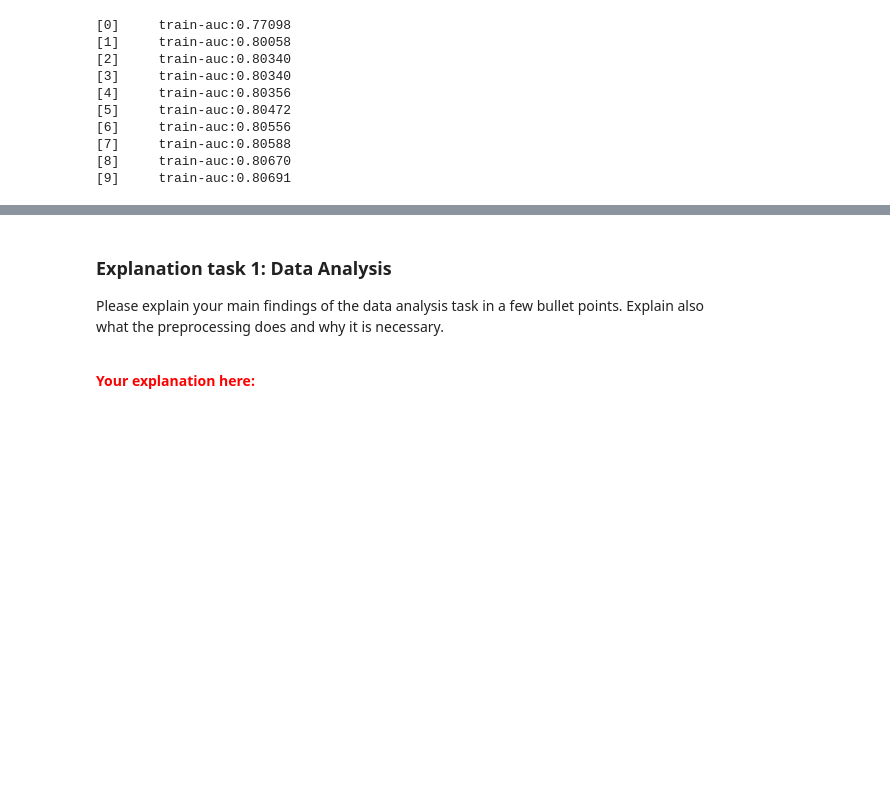
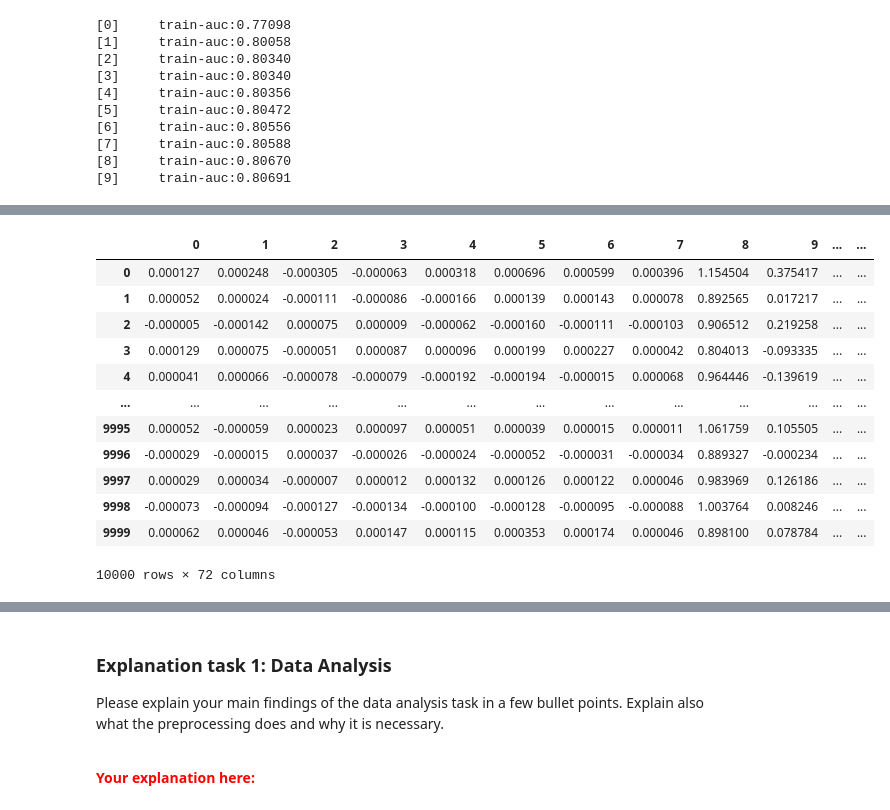
Before and after one commit to molen89/wasp-assignmen-af-classification, a Jupyter notebook: assignment_ecg_classification.ipynb, the cells around one changed output, grey strips where cells are left out. Drawn from its saved outputs; the diff is of its cells as text; code cells hidden in the pictures; blank space fills up the shorter version.

```diff
--- a/assignment_ecg_classification.ipynb
+++ b/assignment_ecg_classification.ipynb
@@ -253,0 +351,17 @@ bst = xgb.train(param, dtrain, num_round, evallist)
+# %%
+param_data_df = pd.DataFrame(param_data)
+param_data_df
+# %% [output]
+|  | 0 | 1 | 2 | 3 | 4 | 5 | 6 | 7 | 8 | 9 | ... | ... |
+| 0 | 0.000127 | 0.000248 | -0.000305 | -0.000063 | 0.000318 | 0.000696 | 0.000599 | 0.000396 | 1.154504 | 0.375417 | ... | ... |
+| 1 | 0.000052 | 0.000024 | -0.000111 | -0.000086 | -0.000166 | 0.000139 | 0.000143 | 0.000078 | 0.892565 | 0.017217 | ... | ... |
+| 2 | -0.000005 | -0.000142 | 0.000075 | 0.000009 | -0.000062 | -0.000160 | -0.000111 | -0.000103 | 0.906512 | 0.219258 | ... | ... |
+| 3 | 0.000129 | 0.000075 | -0.000051 | 0.000087 | 0.000096 | 0.000199 | 0.000227 | 0.000042 | 0.804013 | -0.093335 | ... | ... |
+| 4 | 0.000041 | 0.000066 | -0.000078 | -0.000079 | -0.000192 | -0.000194 | -0.000015 | 0.000068 | 0.964446 | -0.139619 | ... | ... |
+| ... | ... | ... | ... | ... | ... | ... | ... | ... | ... | ... | ... | ... |
+| 9995 | 0.000052 | -0.000059 | 0.000023 | 0.000097 | 0.000051 | 0.000039 | 0.000015 | 0.000011 | 1.061759 | 0.105505 | ... | ... |
+| 9996 | -0.000029 | -0.000015 | 0.000037 | -0.000026 | -0.000024 | -0.000052 | -0.000031 | -0.000034 | 0.889327 | -0.000234 | ... | ... |
+| 9997 | 0.000029 | 0.000034 | -0.000007 | 0.000012 | 0.000132 | 0.000126 | 0.000122 | 0.000046 | 0.983969 | 0.126186 | ... | ... |
+| 9998 | -0.000073 | -0.000094 | -0.000127 | -0.000134 | -0.000100 | -0.000128 | -0.000095 | -0.000088 | 1.003764 | 0.008246 | ... | ... |
+| 9999 | 0.000062 | 0.000046 | -0.000053 | 0.000147 | 0.000115 | 0.000353 | 0.000174 | 0.000046 | 0.898100 | 0.078784 | ... | ... |
+10000 rows × 72 columns
```
Also changed, not shown: parts of 23 cells of this notebook.
